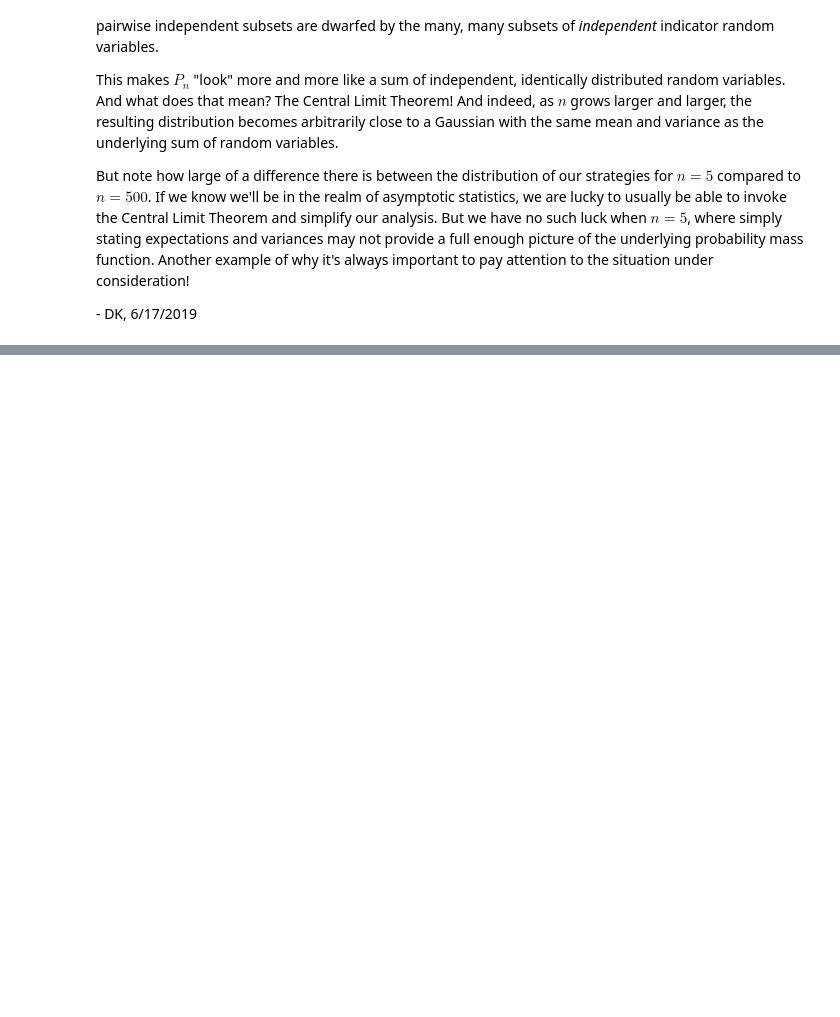
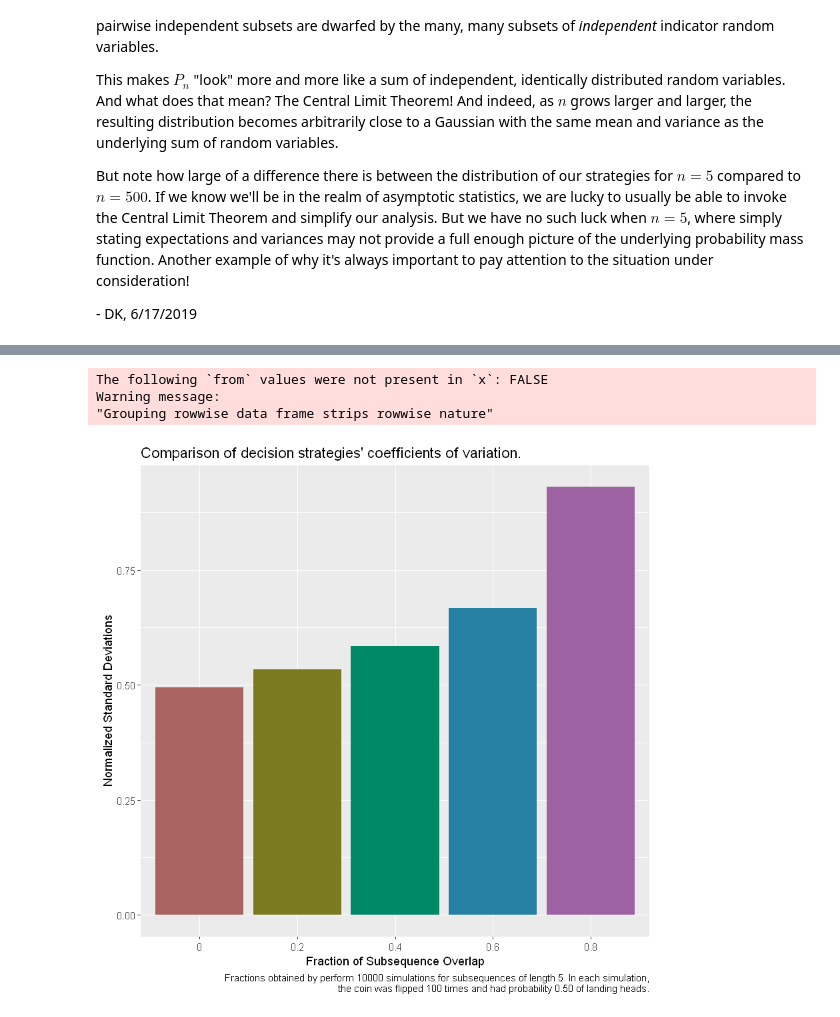
Before and after one commit to dkhachatrian/random-notebooks, a Jupyter notebook: Payoff strategies, Markov chains, and the Central Limit Theorem..ipynb, the cells around one changed output, grey strips where cells are left out. Saved outputs shown, nothing was run; the diff lists cells and outputs as text; code cells hidden in the pictures; blank space fills up the shorter version.

```diff
--- a/Payoff strategies, Markov chains, and the Central Limit Theorem..ipynb
+++ b/Payoff strategies, Markov chains, and the Central Limit Theorem..ipynb
@@ -420,0 +773,5 @@ But note how large of a difference there is between the distribution of our stra
+# %%
+seq_len <- 5
+bool_list <- generate_powerset(seq_len)
+match_seqs <- filter_vecs(bool_list) # all *possibly* distinct values
+n_rep <- 10000 # should be enough simulations to get pretty solid estimates for shorter sequence length
@@ -420,0 +795,11 @@ But note how large of a difference there is between the distribution of our stra
+# %%
+num_flips <- 100
+
+
+df_clean <- simulate_experiment(match_seqs)
+compare_cvs(df_clean)
+# %% [output]
+The following `from` values were not present in `x`: FALSE
+Warning message:
+"Grouping rowwise data frame strips rowwise nature"
+[figure, added]
```
Also changed, not shown: parts of 28 cells of this notebook.
